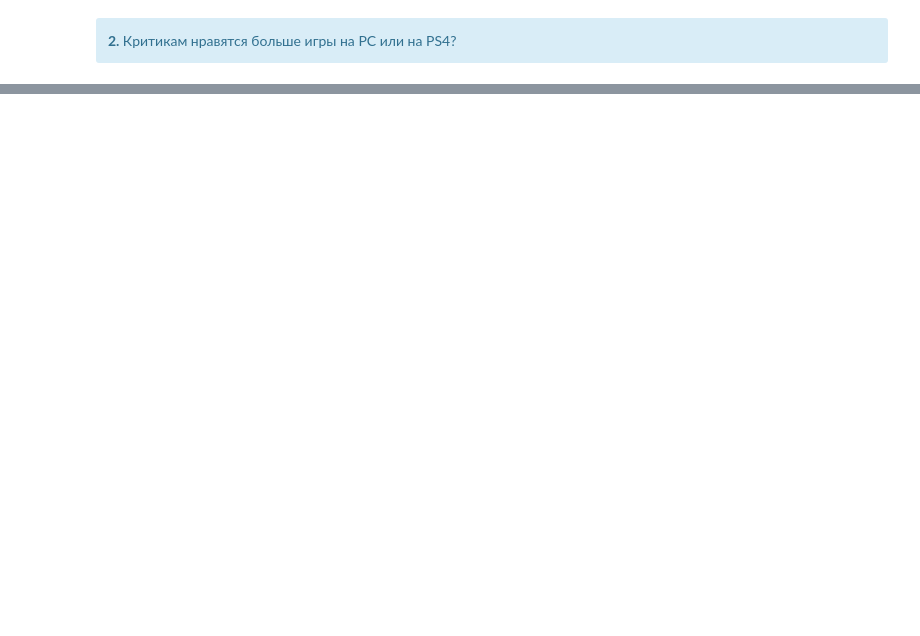
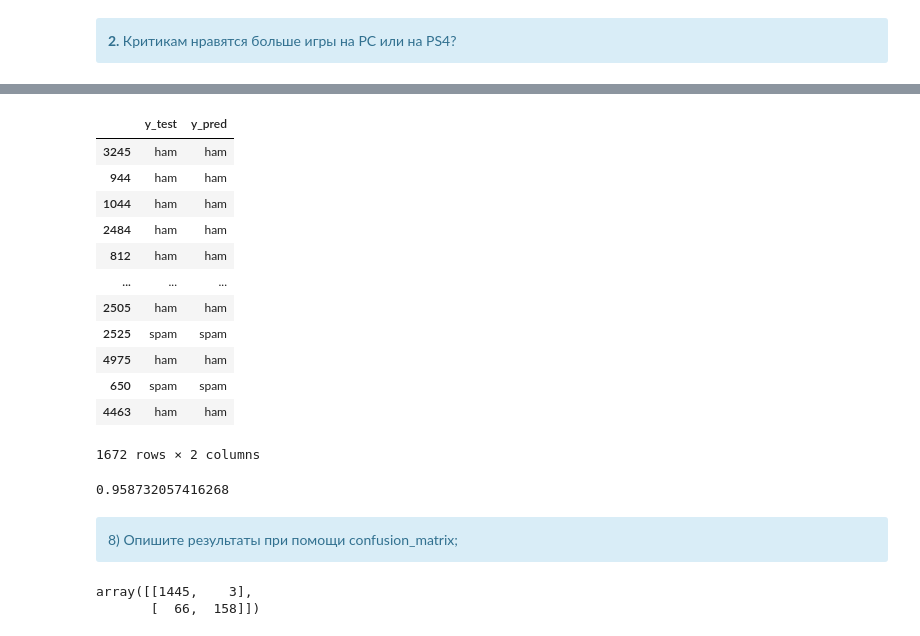
Before and after one commit to Chibis34/DZ_Gordeev, a Jupyter notebook: DZ22_Gordeev_Stat_praktic.ipynb, the cells around one changed output, grey strips where cells are left out. Cells and saved outputs as stored; diff of their text form; code cells hidden in the pictures; blank space fills up the shorter version.

```diff
--- a/DZ22_Gordeev_Stat_praktic.ipynb
+++ b/DZ22_Gordeev_Stat_praktic.ipynb
@@ -97,0 +270,4 @@ tfidf_matrix = pd.DataFrame(tfidf_matrix.toarray(), columns=names)
+# %%
+X = tfidf_matrix
+y = my_spam.Category
+X_train, X_test, y_train, y_test = train_test_split(X, y, test_size=0.30, random_state=42)
@@ -97,0 +284,34 @@ tfidf_matrix = pd.DataFrame(tfidf_matrix.toarray(), columns=names)
+# %%
+y_pred_df = pd.Series(y_pred)
+y_pred_df.index = y_test.index
+result = pd.concat([y_test, y_pred_df], axis=1)
+result.columns = ['y_test', 'y_pred']
+result
+# %% [output]
+|  | y_test | y_pred |
+| 3245 | ham | ham |
+| 944 | ham | ham |
+| 1044 | ham | ham |
+| 2484 | ham | ham |
+| 812 | ham | ham |
+| ... | ... | ... |
+| 2505 | ham | ham |
+| 2525 | spam | spam |
+| 4975 | ham | ham |
+| 650 | spam | spam |
+| 4463 | ham | ham |
+1672 rows × 2 columns
+# %%
+from sklearn.metrics import accuracy_score # Расчет точности. метрика для сбалансированных классов
+accuracy_score(y_test, y_pred)
+# %% [output]
+0.958732057416268
+# %% [markdown]
+ <div class="alert alert-info">
+    8) Опишите результаты при помощи confusion_matrix;
+# %%
+from sklearn.metrics import confusion_matrix
+confusion_matrix(y_test, y_pred)
+# %% [output]
+array([[1445,    3],
+       [  66,  158]])
```
Also changed, not shown: parts of 36 cells of this notebook, 1 other file.
